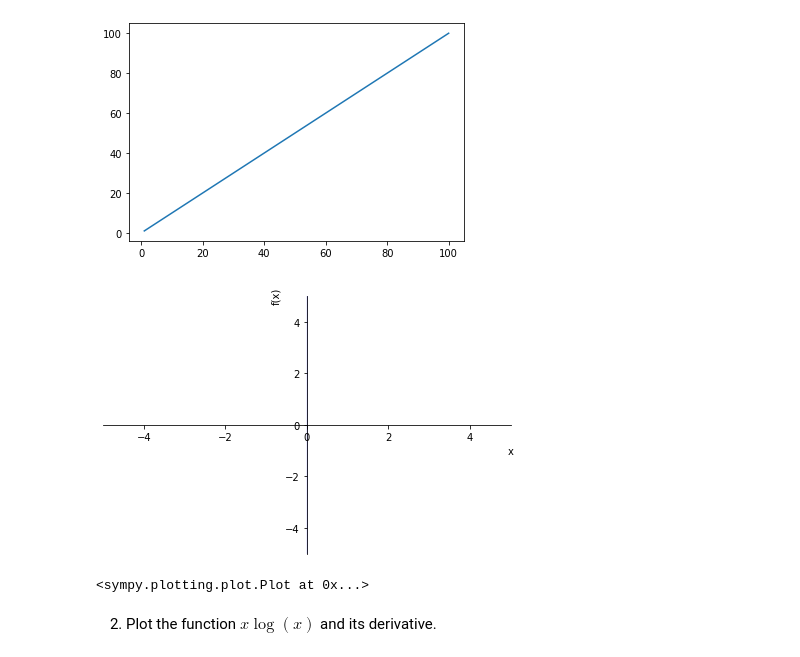
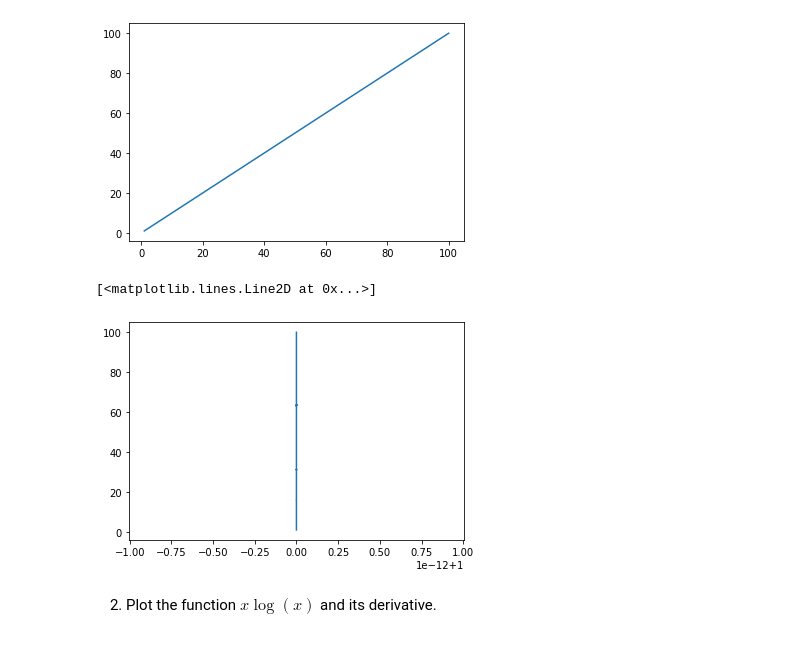
Before and after one commit to remre/StriveSchool-ai, a Jupyter notebook: week3/d3/Drawing_Functions_Python_sol.ipynb, the cells around one changed output. Saved outputs shown, nothing was run; the diff lists cells and outputs as text; code cells hidden in the pictures.

```diff
--- a/week3/d3/Drawing_Functions_Python_sol.ipynb
+++ b/week3/d3/Drawing_Functions_Python_sol.ipynb
@@ -232,8 +232,9 @@ That is actually the plot of $\frac{1}{x}$!
 
 1. Plot the absolute value of x and its derivative. Choose an interval to have a nice looking shape.
 # %%
-x = np.linspace(1, 100, 1000)# interval actually doesnt matter at all in absolute values
-y =np.abs(x)
+x = np.linspace(1, 100, 1000)
+def abss(x):
+  return np.abs(x)# interval actually doesnt matter at all in absolute values
 plt.plot(x,y)
 # %% [output]
 [<matplotlib.lines.Line2D at 0x...>]
@@ -243,14 +244,13 @@ x = Symbol("x")
 y =abs(x)
 y_prim = diff(y)
 #plot_implicit(y_prim,x)#dont run it
-# %%
-x = Symbol("x")
-y = (2*x**3)
-y_prim = diff(y)
-plot_implicit(y_prim,x)
-# %% [output]
-[figure, removed]
-<sympy.plotting.plot.Plot at 0x...>
+# %%
+
+y_pp = derivative(abss,x)
+plt.plot(y_pp,x)
+# %% [output]
+[<matplotlib.lines.Line2D at 0x...>]
+[figure, added]
 # %% [markdown]
 2. Plot the function $x\log(x)$ and its derivative.
 # %%
```
Also changed, not shown: parts of 4 cells of this notebook.
